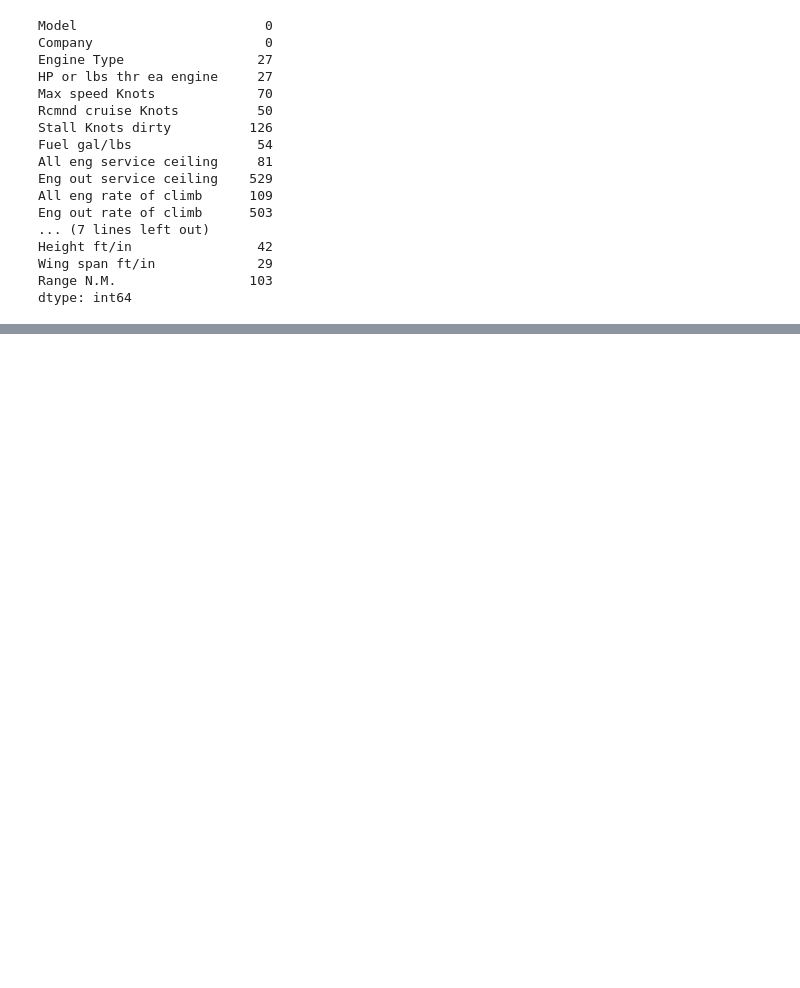
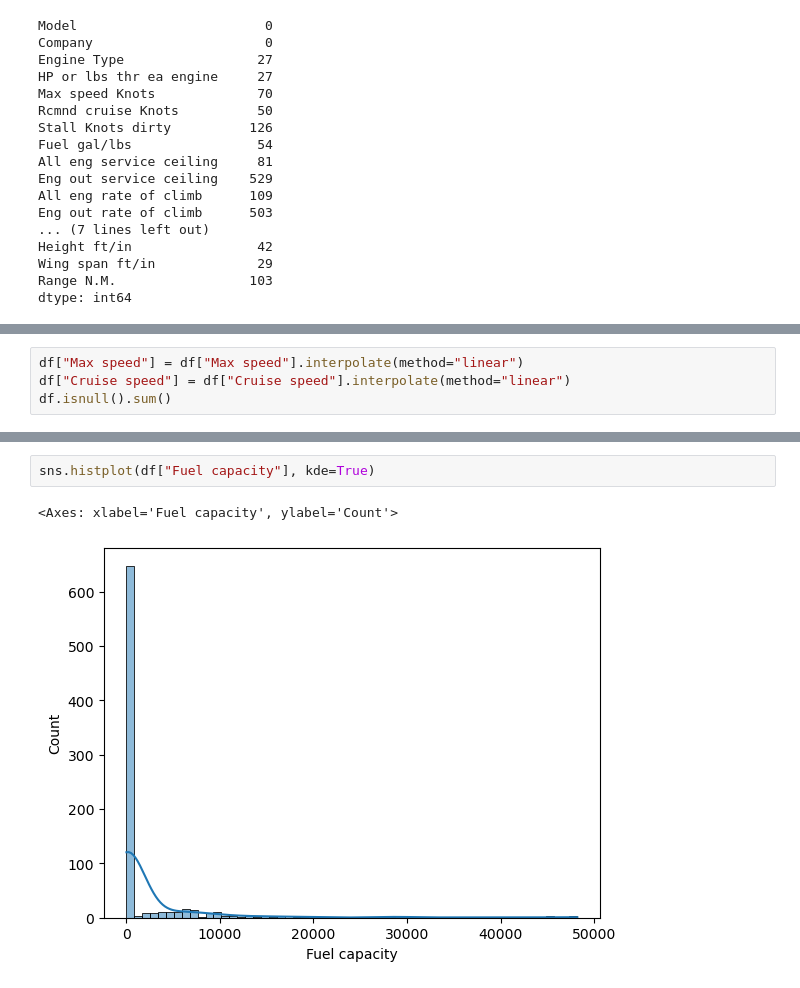
Before and after one commit to Malavikajaganathann/Python-Projects, a Jupyter notebook: Aircraft project.ipynb, the cells around one changed output, grey strips where cells are left out. Drawn from its saved outputs; the diff is of its cells as text; blank space fills up the shorter version.

```diff
--- a/Aircraft project.ipynb
+++ b/Aircraft project.ipynb
@@ -195,0 +214,4 @@ array(['145', '85', '90', '65', '350', '290', '680', '600', '525', '450',
+# %%
+df["Max speed"] = df["Max speed"].interpolate(method="linear")
+df["Cruise speed"] = df["Cruise speed"].interpolate(method="linear")
+df.isnull().sum()
@@ -195,0 +238,5 @@ array(['145', '85', '90', '65', '350', '290', '680', '600', '525', '450',
+# %%
+sns.histplot(df["Fuel capacity"], kde=True)
+# %% [output]
+<Axes: xlabel='Fuel capacity', ylabel='Count'>
+[figure, added]
```
Also changed, not shown: parts of 25 cells of this notebook.
